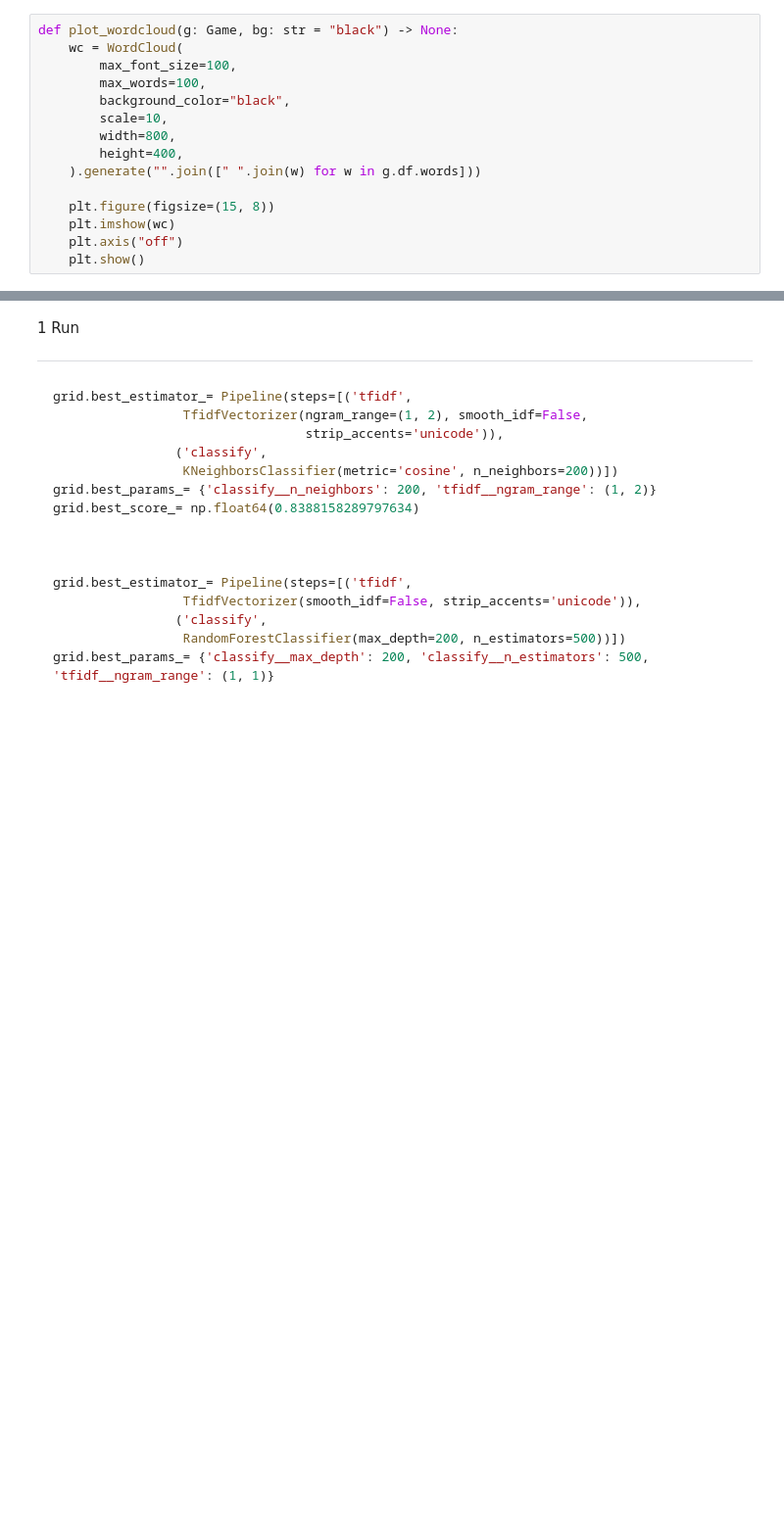
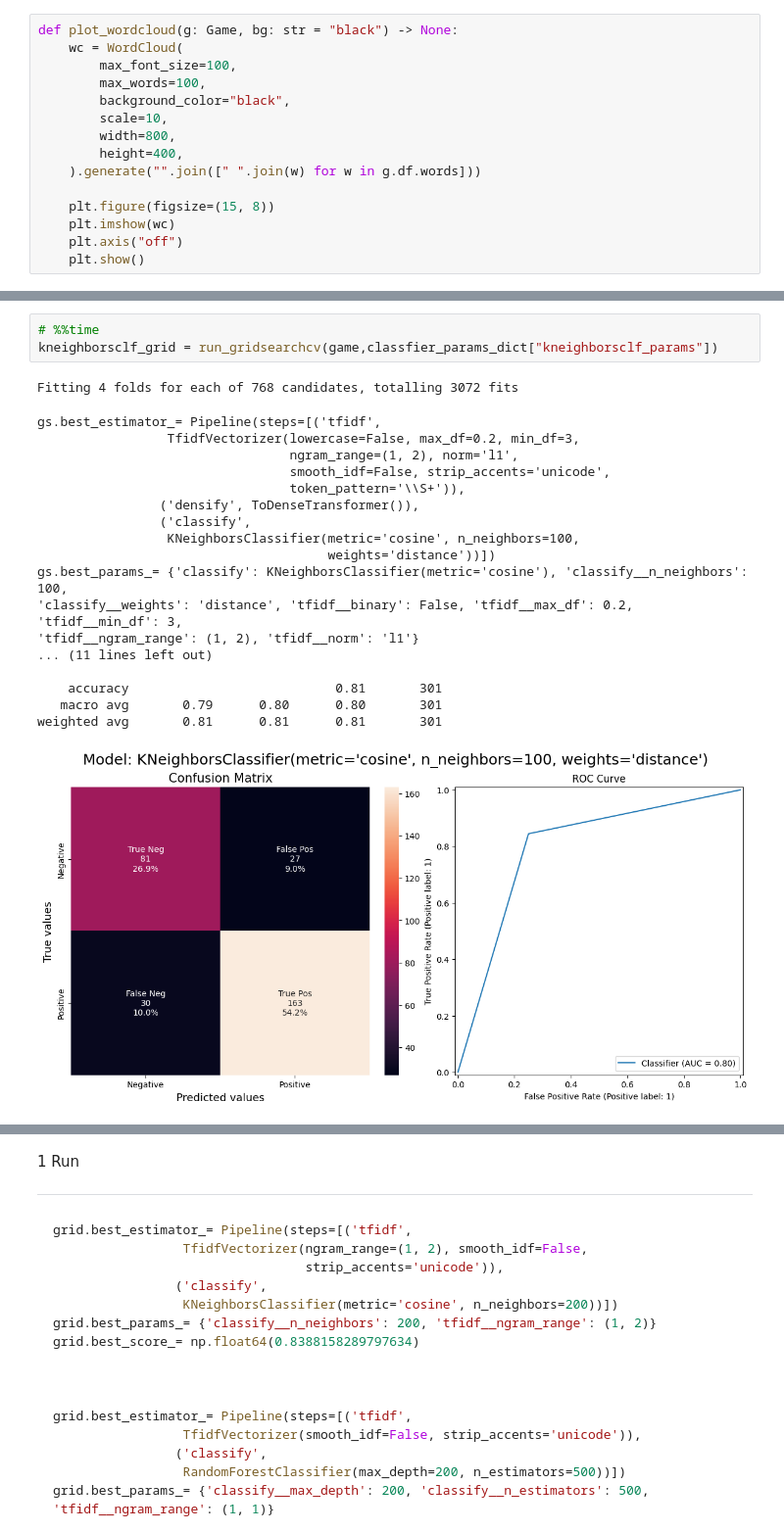
Before and after one commit to Rodrigo-Pedreira/ECM514_CD, a Jupyter notebook: refactored.ipynb, the cells around one changed output, grey strips where cells are left out. Shown at 98% size. Saved outputs shown, nothing was run; the diff lists cells and outputs as text; blank space fills up the shorter version.

```diff
--- a/refactored.ipynb
+++ b/refactored.ipynb
@@ -1312,0 +1366,23 @@ cloudpkl_dump(randomforestclf_grid, "randomforestclf_grid")
+# %%
+# %%time
+kneighborsclf_grid = run_gridsearchcv(game,classfier_params_dict["kneighborsclf_params"])
+# %% [output]
+Fitting 4 folds for each of 768 candidates, totalling 3072 fits
+gs.best_estimator_= Pipeline(steps=[('tfidf',
+                 TfidfVectorizer(lowercase=False, max_df=0.2, min_df=3,
+                                 ngram_range=(1, 2), norm='l1',
+                                 smooth_idf=False, strip_accents='unicode',
+                                 token_pattern='\\S+')),
+                ('densify', ToDenseTransformer()),
+                ('classify',
+                 KNeighborsClassifier(metric='cosine', n_neighbors=100,
+                                      weights='distance'))])
+gs.best_params_= {'classify': KNeighborsClassifier(metric='cosine'), 'classify__n_neighbors': 100,
+'classify__weights': 'distance', 'tfidf__binary': False, 'tfidf__max_df': 0.2, 'tfidf__min_df': 3,
+'tfidf__ngram_range': (1, 2), 'tfidf__norm': 'l1'}
+... (11 lines left out)
+
+    accuracy                           0.81       301
+   macro avg       0.79      0.80      0.80       301
+weighted avg       0.81      0.81      0.81       301
+[figure, added]
```
Also changed, not shown: parts of 92 cells of this notebook, 17 other files.
